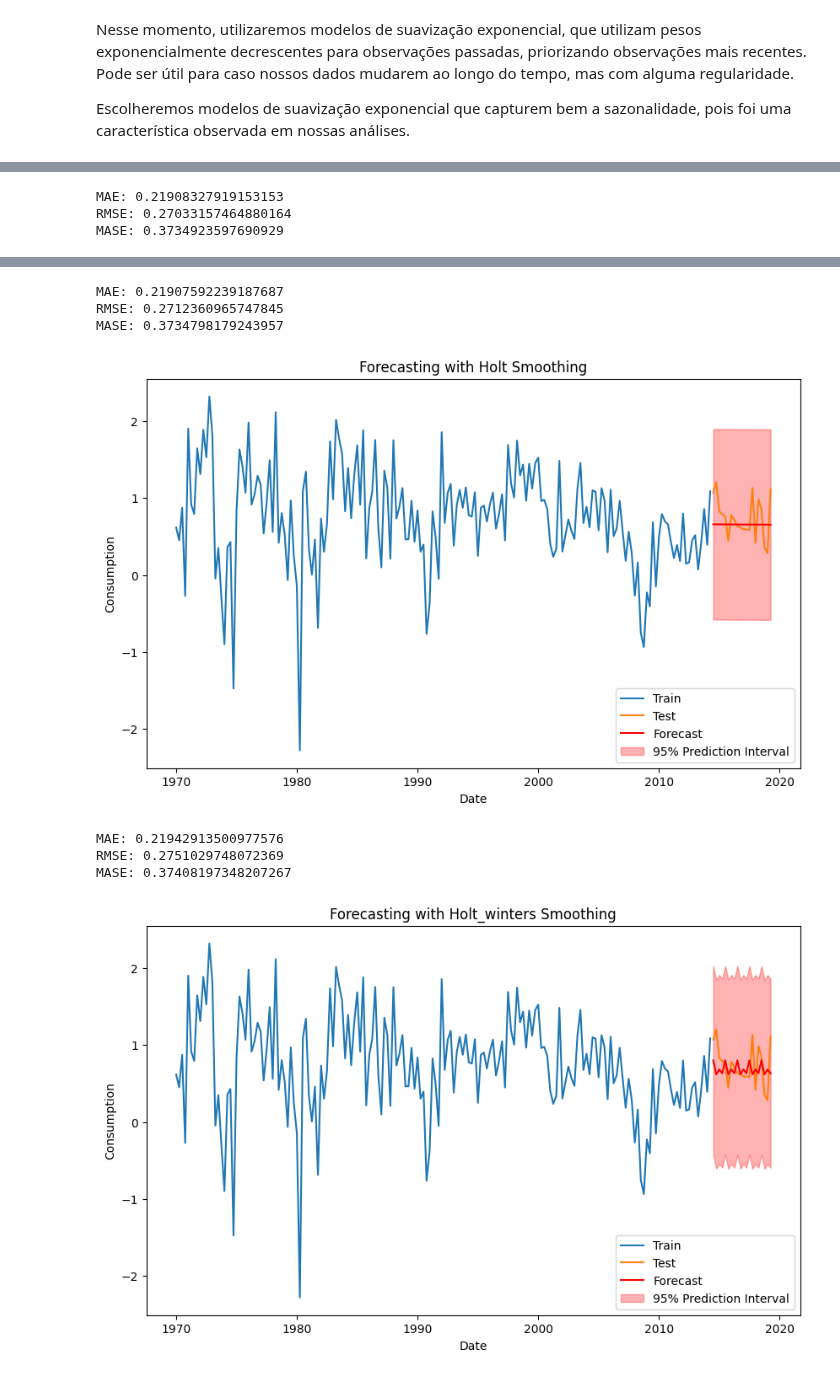
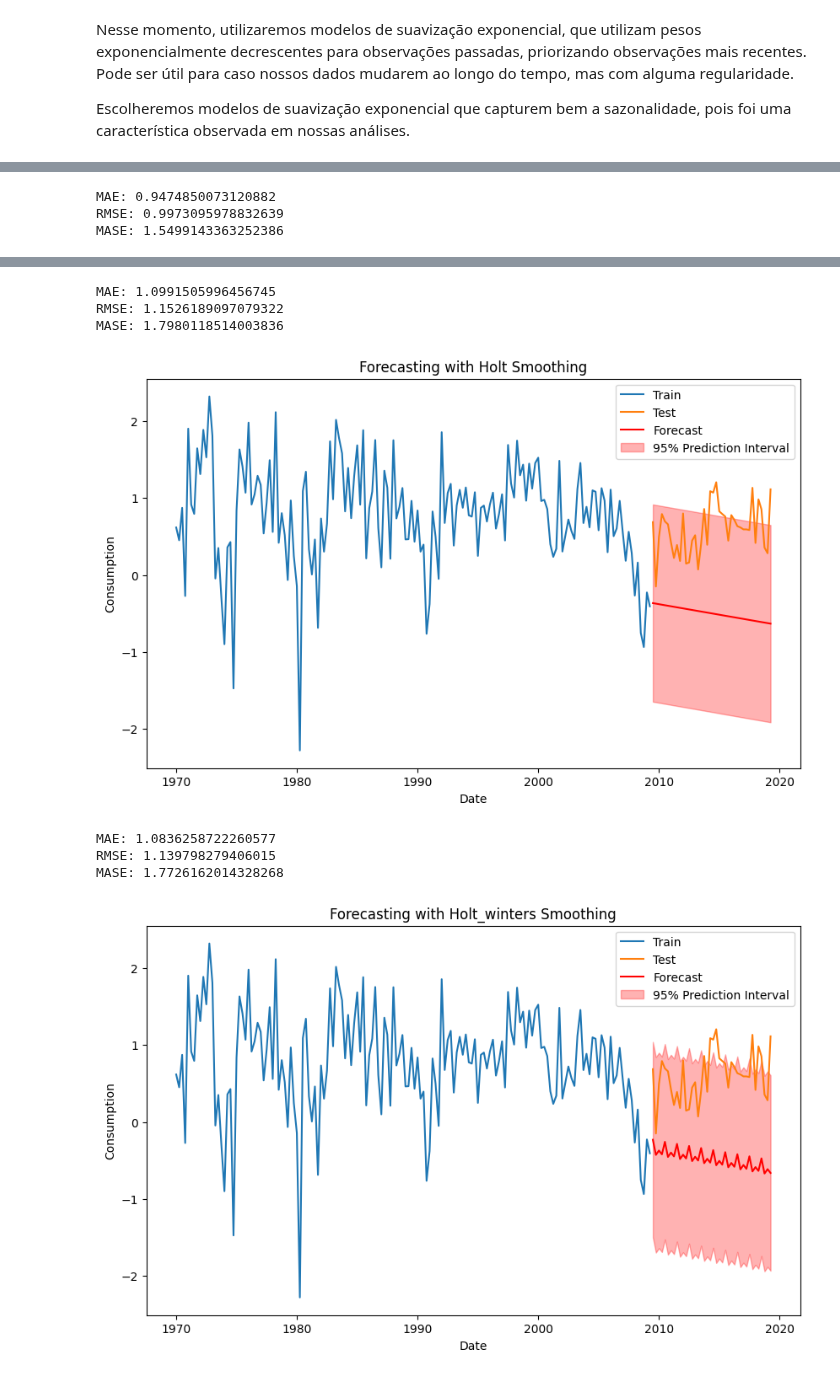
Before and after one commit to ramalhogs/Series_temporais_A2, a Jupyter notebook: exponential_smoothing.ipynb, the cells around one changed output, grey strips where cells are left out. Saved outputs shown, nothing was run; the diff lists cells and outputs as text; code cells hidden in the pictures.

```diff
--- a/exponential_smoothing.ipynb
+++ b/exponential_smoothing.ipynb
@@ -67,13 +45,14 @@ def mean_absolute_scaled_error(y_true, y_pred, y_train):
     mae_naive = mean_absolute_error(y_train[1:], naive_forecast)
     mae_model = mean_absolute_error(y_true, y_pred)
     return mae_model / mae_naive
+
 def fit_and_plot_smoothing(dataset, model_type="simple", seasonal="add", trend="add", seasonal_periods=12):
     """
     Function to fit an exponential smoothing strategy and plot the results,
     including the calculation of MAE, RMSE, and MASE.
     """
 
-    train, test = dataset[:-20], dataset[-20:]
+    train, test = dataset[:-40], dataset[-40:]
 
     # Escolha do modelo de suavização exponencial
     if model_type == "simple":
@@ -118,6 +97,6 @@ fit_and_plot_smoothing(Consumption["Consumption"], model_type="simple")
 fit_and_plot_smoothing(Consumption["Consumption"], model_type="holt", trend="add")
 fit_and_plot_smoothing(Consumption["Consumption"], model_type="holt_winters", seasonal="add", seasonal_periods=4)
 # %% [output]
-MAE: 0.21908327919153153
-RMSE: 0.27033157464880164
-MASE: 0.3734923597690929
+MAE: 0.9474850073120882
+RMSE: 0.9973095978832639
+MASE: 1.5499143363252386
@@ -125,8 +104,8 @@ MASE: 0.3734923597690929
-MAE: 0.21907592239187687
-RMSE: 0.2712360965747845
-MASE: 0.3734798179243957
+MAE: 1.0991505996456745
+RMSE: 1.1526189097079322
+MASE: 1.7980118514003836
-[figure, old version]
+[figure, new version]
-MAE: 0.21942913500977576
-RMSE: 0.2751029748072369
-MASE: 0.37408197348207267
+MAE: 1.0836258722260577
+RMSE: 1.139798279406015
+MASE: 1.7726162014328268
-[figure, old version]
+[figure, new version]
```
Also changed, not shown: parts of 3 cells of this notebook, 2 other files.
